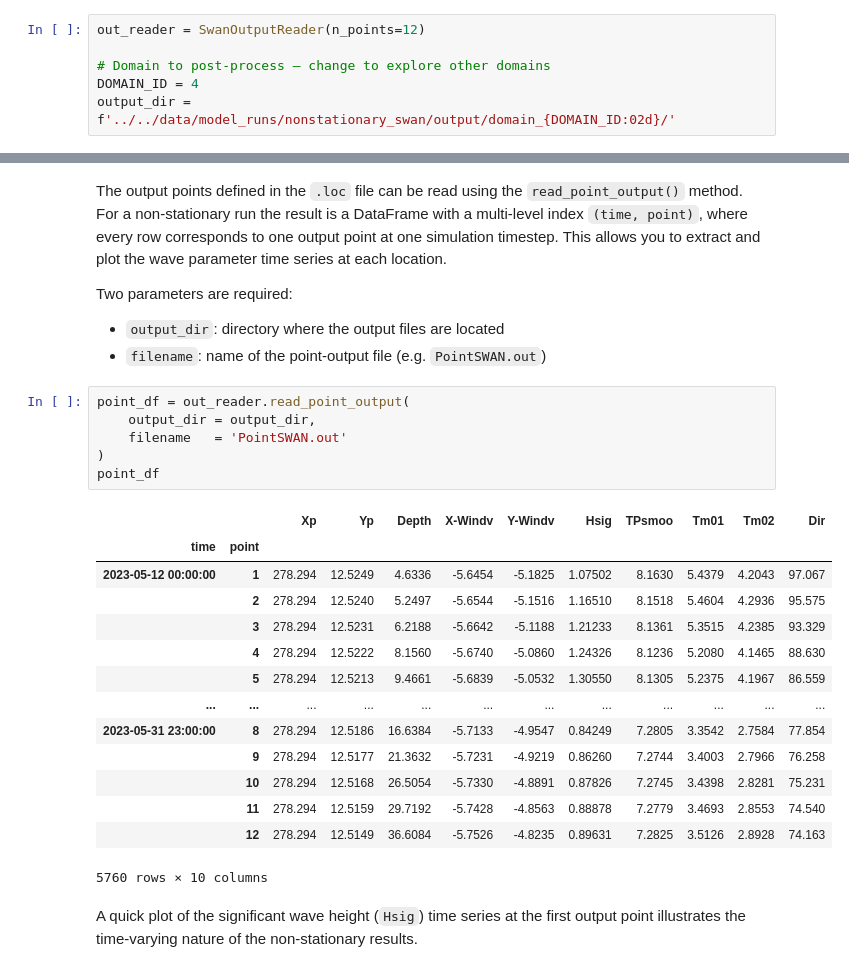
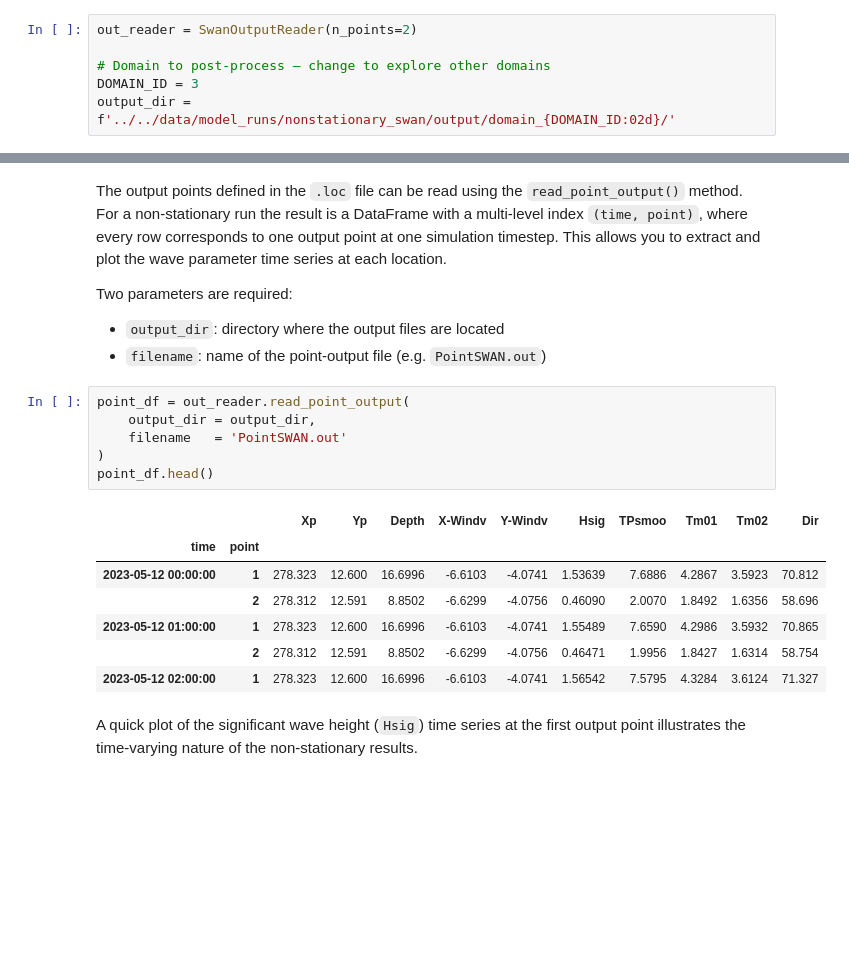
Before and after one commit to oceanicos-dev-org/oceanicospy, a Jupyter notebook: examples/models/swan_nonstationary_case.ipynb, the cells around one changed output, grey strips where cells are left out. Saved outputs shown, nothing was run; the diff lists cells and outputs as text; blank space fills up the shorter version.

```diff
--- a/examples/models/swan_nonstationary_case.ipynb
+++ b/examples/models/swan_nonstationary_case.ipynb
@@ -578,10 +577,10 @@ shutil.copytree('../../data/temp/nonstat_swan_output/output/',
 # %% [markdown]
 After running the non-stationary case, the output files will be generated in the `output/domain_0X/` folders and can be post-processed using the `SwanOutputReader` class in `swanpy`. This class provides methods to read and extract information from the SWAN output files, such as time-varying wave parameters at output points, directional wave spectra, and spatial maps across the entire grid. Because the run is non-stationary, all outputs carry a `time` dimension that spans the simulation window.
 # %%
-out_reader = SwanOutputReader(n_points=12)
+out_reader = SwanOutputReader(n_points=2)
 
 # Domain to post-process — change to explore other domains
-DOMAIN_ID = 4
+DOMAIN_ID = 3
 output_dir = f'../../data/model_runs/nonstationary_swan/output/domain_{DOMAIN_ID:02d}/'
 # %% [markdown]
 ### Point output
@@ -594,24 +593,17 @@ Two parameters are required:
 # %%
 point_df = out_reader.read_point_output(
     output_dir = output_dir,
     filename   = 'PointSWAN.out'
 )
-point_df
+point_df.head()
 # %% [output]
 |  |  | Xp | Yp | Depth | X-Windv | Y-Windv | Hsig | TPsmoo | Tm01 | Tm02 | Dir |
 | time | point |  |  |  |  |  |  |  |  |  |  |
-| 2023-05-12 00:00:00 | 1 | 278.294 | 12.5249 | 4.6336 | -5.6454 | -5.1825 | 1.07502 | 8.1630 | 5.4379 | 4.2043 | 97.067 |
-|  | 2 | 278.294 | 12.5240 | 5.2497 | -5.6544 | -5.1516 | 1.16510 | 8.1518 | 5.4604 | 4.2936 | 95.575 |
-|  | 3 | 278.294 | 12.5231 | 6.2188 | -5.6642 | -5.1188 | 1.21233 | 8.1361 | 5.3515 | 4.2385 | 93.329 |
-|  | 4 | 278.294 | 12.5222 | 8.1560 | -5.6740 | -5.0860 | 1.24326 | 8.1236 | 5.2080 | 4.1465 | 88.630 |
-|  | 5 | 278.294 | 12.5213 | 9.4661 | -5.6839 | -5.0532 | 1.30550 | 8.1305 | 5.2375 | 4.1967 | 86.559 |
-| ... | ... | ... | ... | ... | ... | ... | ... | ... | ... | ... | ... |
-| 2023-05-31 23:00:00 | 8 | 278.294 | 12.5186 | 16.6384 | -5.7133 | -4.9547 | 0.84249 | 7.2805 | 3.3542 | 2.7584 | 77.854 |
-|  | 9 | 278.294 | 12.5177 | 21.3632 | -5.7231 | -4.9219 | 0.86260 | 7.2744 | 3.4003 | 2.7966 | 76.258 |
-|  | 10 | 278.294 | 12.5168 | 26.5054 | -5.7330 | -4.8891 | 0.87826 | 7.2745 | 3.4398 | 2.8281 | 75.231 |
-|  | 11 | 278.294 | 12.5159 | 29.7192 | -5.7428 | -4.8563 | 0.88878 | 7.2779 | 3.4693 | 2.8553 | 74.540 |
-|  | 12 | 278.294 | 12.5149 | 36.6084 | -5.7526 | -4.8235 | 0.89631 | 7.2825 | 3.5126 | 2.8928 | 74.163 |
+| 2023-05-12 00:00:00 | 1 | 278.323 | 12.600 | 16.6996 | -6.6103 | -4.0741 | 1.53639 | 7.6886 | 4.2867 | 3.5923 | 70.812 |
+|  | 2 | 278.312 | 12.591 | 8.8502 | -6.6299 | -4.0756 | 0.46090 | 2.0070 | 1.8492 | 1.6356 | 58.696 |
+| 2023-05-12 01:00:00 | 1 | 278.323 | 12.600 | 16.6996 | -6.6103 | -4.0741 | 1.55489 | 7.6590 | 4.2986 | 3.5932 | 70.865 |
+|  | 2 | 278.312 | 12.591 | 8.8502 | -6.6299 | -4.0756 | 0.46471 | 1.9956 | 1.8427 | 1.6314 | 58.754 |
+| 2023-05-12 02:00:00 | 1 | 278.323 | 12.600 | 16.6996 | -6.6103 | -4.0741 | 1.56542 | 7.5795 | 4.3284 | 3.6124 | 71.327 |
-5760 rows × 10 columns
 # %% [markdown]
 A quick plot of the significant wave height (`Hsig`) time series at the first output point illustrates the time-varying nature of the non-stationary results.
 # %%
```
Also changed, not shown: parts of 9 cells of this notebook, 3 other files.
